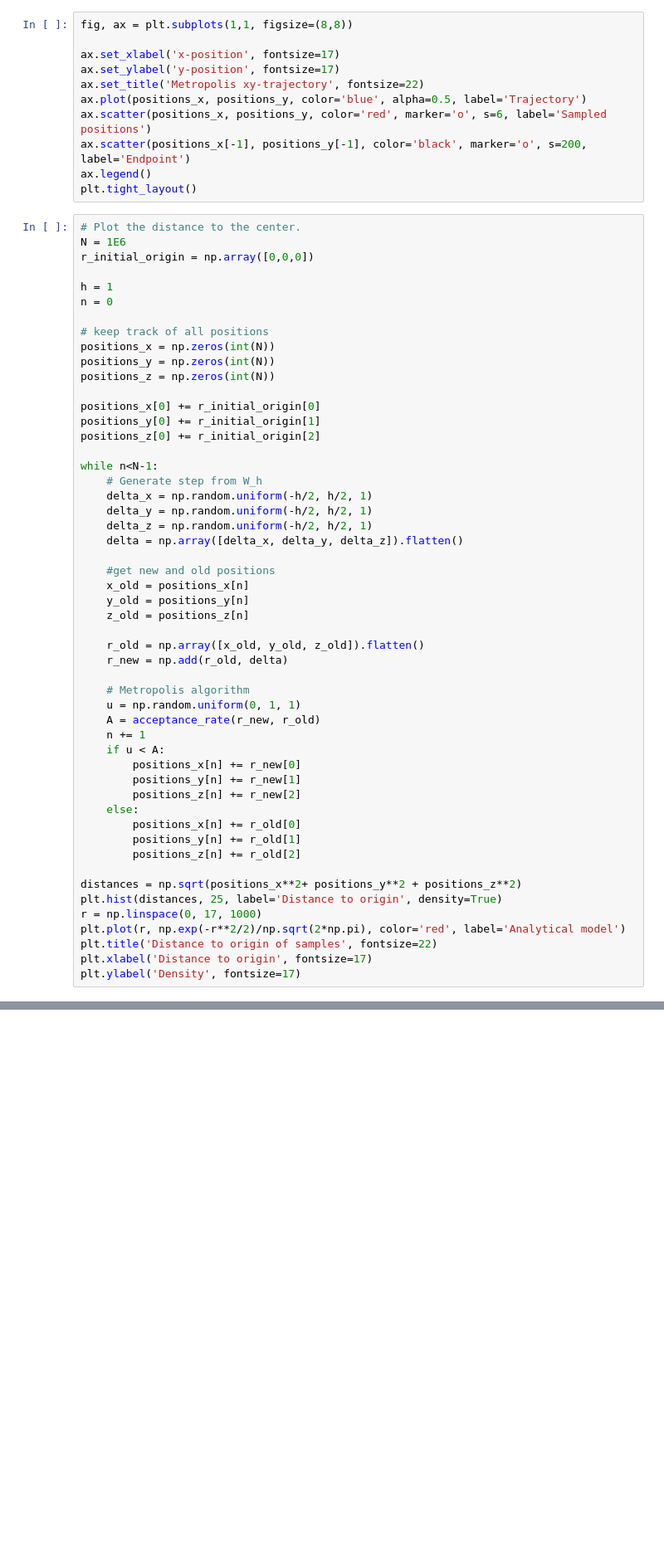
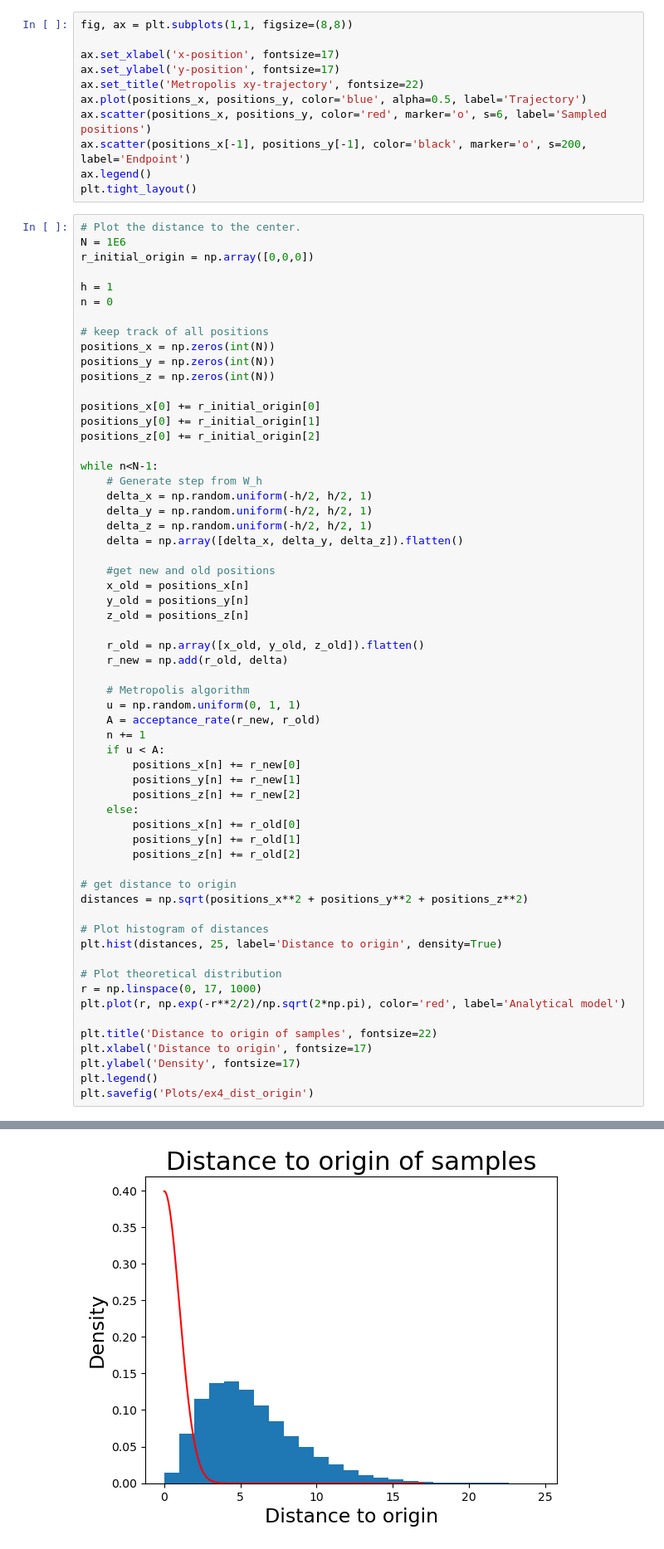
Before and after one commit to BertDepoorter/Monte-Carlo-Methods, a Jupyter notebook: Exercises_1_to_4.ipynb, the cells around one changed output, grey strips where cells are left out. Shown at 83% size. Drawn from its saved outputs; the diff is of its cells as text; blank space fills up the shorter version.

```diff
--- a/Exercises_1_to_4.ipynb
+++ b/Exercises_1_to_4.ipynb
@@ -901,10 +903,19 @@ while n<N-1:
         positions_y[n] += r_old[1]
         positions_z[n] += r_old[2]
 
-distances = np.sqrt(positions_x**2+ positions_y**2 + positions_z**2)
+# get distance to origin
+distances = np.sqrt(positions_x**2 + positions_y**2 + positions_z**2)
+
+# Plot histogram of distances
 plt.hist(distances, 25, label='Distance to origin', density=True)
+
+# Plot theoretical distribution
 r = np.linspace(0, 17, 1000)
 plt.plot(r, np.exp(-r**2/2)/np.sqrt(2*np.pi), color='red', label='Analytical model')
+
 plt.title('Distance to origin of samples', fontsize=22)
 plt.xlabel('Distance to origin', fontsize=17)
 plt.ylabel('Density', fontsize=17)
+plt.legend()
+plt.savefig('Plots/ex4_dist_origin')
+# %% [output]
@@ -910,0 +923 @@ plt.ylabel('Density', fontsize=17)
+[figure, added]
```
Also changed, not shown: parts of 4 cells of this notebook, 3 other files.
